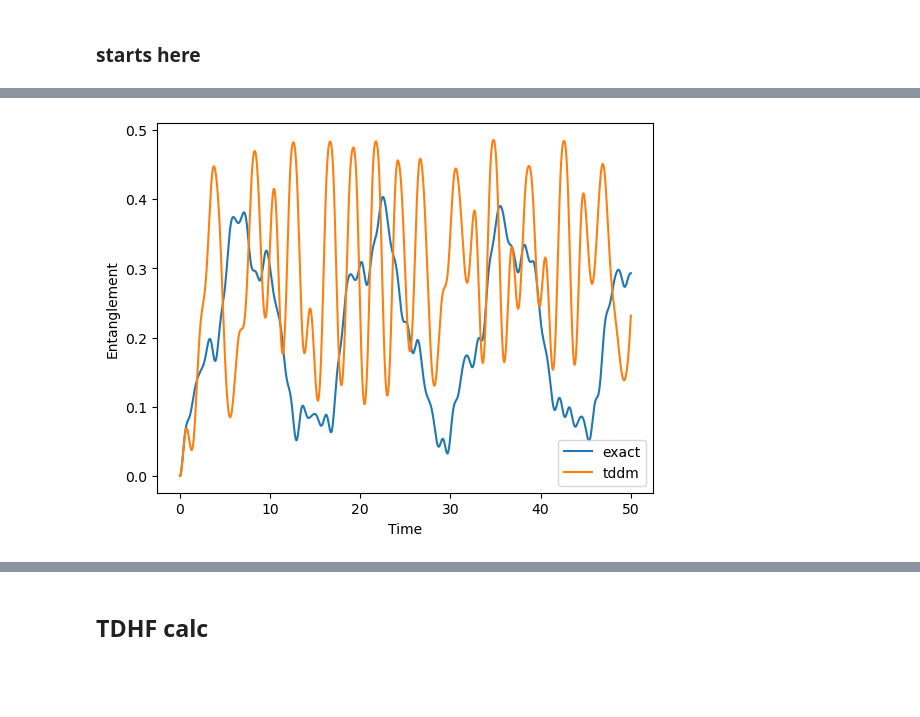
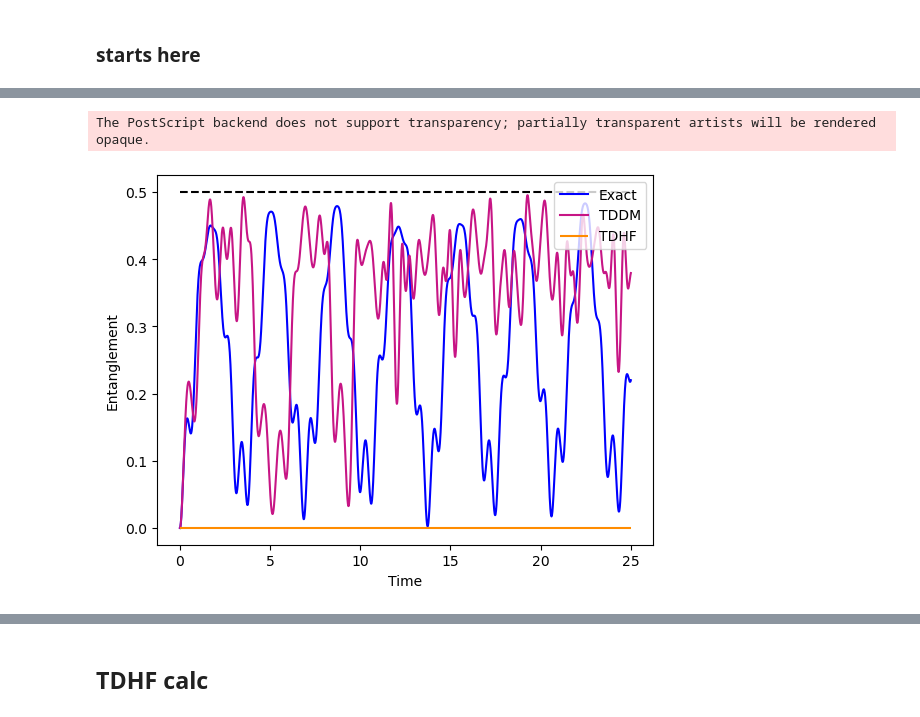
Before and after one commit to annabirke/Honours_entangle_magic, a Jupyter notebook: TDDMclaude/TDDM_Lipkin_September_claude.ipynb, the cells around one changed output, grey strips where cells are left out. Saved outputs shown, nothing was run; the diff lists cells and outputs as text; code cells hidden in the pictures; blank space fills up the shorter version.

Commit message:
tddm nothing major idk

```diff
--- a/TDDMclaude/TDDM_Lipkin_September_claude.ipynb
+++ b/TDDMclaude/TDDM_Lipkin_September_claude.ipynb
@@ -340,7 +375,7 @@ def TDHF(t,y):
 P = 4 # number of particles, and degeneracy of each level ie 2P states total
 
 eps = 1 # energy between levels
-chi = 2
+chi = 4
 # V = -4 # interaction energy
 # chi = np.abs(V)*(P-1)/eps
 V = -chi*eps/(P-1)
@@ -438,9 +473,3 @@ overlappm = np.trace(n_DHF(+1)@n_DHF(-1))/P
 print(overlappm)
 # %% [output]
 (0.24999999999999992+0j)
-# %%
-# test how long it takes
-import cProfile
-T = 5.0
-# cProfile.run("solve_ivp(TDDM, [0, T], y0, method='RK45', rtol=1e-6, atol=1e-8)",
-#              sort='cumulative')
@@ -507,12 +505,20 @@ times:
 P=3,rtole-8,atole-10,time0-5,501 took <20s
 P=5,rtole-8,atole-10,time0-5,501 took 78s, nfev 5870
 
+P=4
+    chi=2 short
+    chi=4 1min20
+    chi=8 50s
+
 P=10 time 0-50,5001
     chi=5 took 96min
     chi=2 took 23min
 
 P=10 time 0-50,3001
     chi=2 took 24min
+    chi=4 71min
+    chi=2.5 died at t=3ish
+    chi=2.3 died at t=42 and took 23min
 
 """
 # this will warn me if my 1body rho has evals outside 0-1 which is unphysical.
@@ -1028,28 +1068,33 @@ plt.show()
 # %%
 ''' Check entanglement of these solutions '''
 
 tddm1body = 1/(P-1)*np.einsum('ijkjt->ikt',rho2_soln.reshape((2*P,)*4 + (-1,)))
 # print(np.trace(tddm1body[:,:,0])) # =P
 # print(np.trace(rho_soln[:,:,0])) # =P
 # print(np.trace(rho2_soln[:,:,0])) # =P(P-1)
 # print(np.trace(exact1body[:,:,0])) # =P
 
 # now trace over the p degenerate orbitals, get dicke form
 tddm1body_dicke = np.einsum('spqpt->sqt', tddm1body.reshape(2, P, 2, P, -1))
 purity_tddm = np.einsum('ijt,jit->t',1/P*tddm1body_dicke,1/P*tddm1body_dicke)
 
 
 purity_exact = np.einsum('ijt,jit->t',1/P*exact1body,1/P*exact1body)
 
 # tdhf1body_dicke = np.einsum('spqpt->sqt', rho_soln_tdhf.reshape(2, P, 2, P, -1))
 # purity_tdhf = np.einsum('ijt,jit->t',1/P*tdhf1body_dicke,1/P*tdhf1body_dicke)
 
-plt.plot(t_list,1-purity_exact,label='exact')
-plt.plot(soln.t,1-purity_tddm,label='tddm')
+plt.plot(t_list,1-purity_exact,'b',label='Exact')
+plt.plot(soln.t,1-purity_tddm,color='mediumvioletred',label='TDDM')
+plt.hlines(y=0, xmin=0, xmax=t_list[-1],color='darkorange',label='TDHF')
+plt.hlines(y=(1/2), xmin=0, xmax=t_list[-1],color='k',linestyles='--')
 # plt.plot(t_list,1-purity_tdhf,label='tdhf')
 plt.ylabel('Entanglement')
 plt.xlabel('Time')
-plt.legend()
+# plt.xlim(None,50.5)
+plt.legend(loc=1)
+# plt.savefig(f'C:/Users/annas/Documents/2026/Honours/Thesis/Figures/TDDM_figures/entangleTDDM_N{P}_chi{chi}_V{V}.eps',bbox_inches='tight',dpi=300)
 plt.show()
 # %% [output]
+The PostScript backend does not support transparency; partially transparent artists will be rendered opaque.
-[figure, old version]
+[figure, new version]
```
Also changed, not shown: parts of 27 cells of this notebook.
